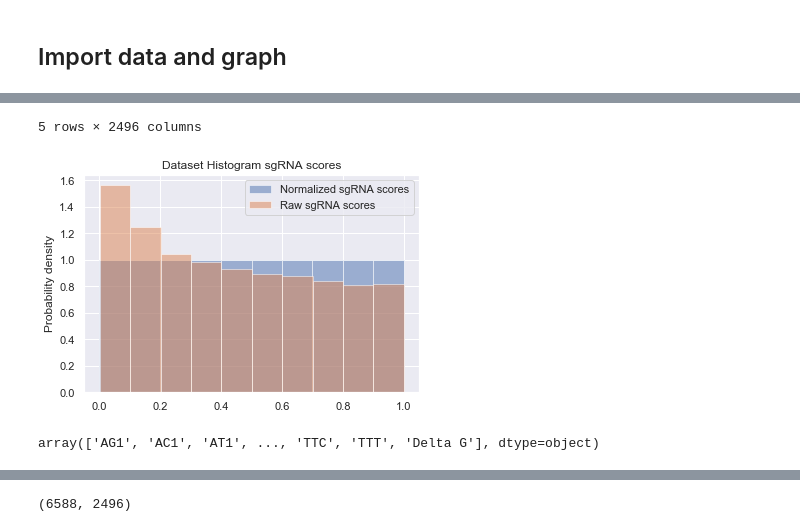
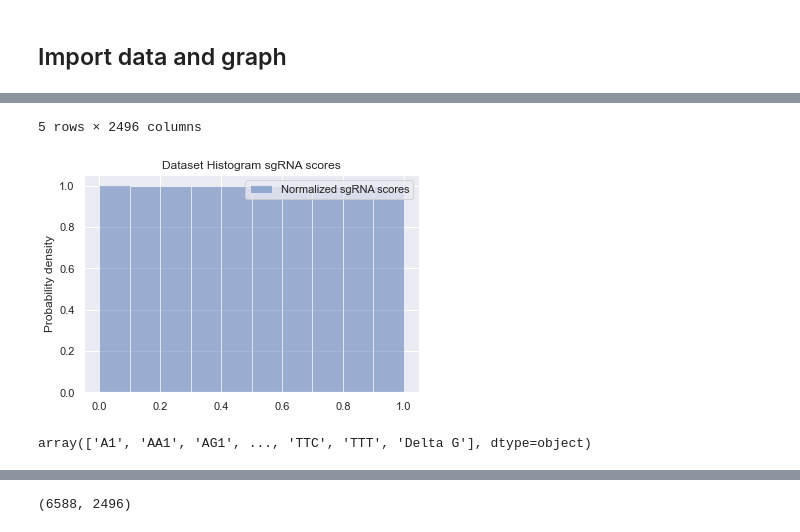
Before and after one commit to hayitsian/Gene-Editing-Guide-LM, a Jupyter notebook: Model.ipynb, the cells around one changed output, grey strips where cells are left out. Drawn from its saved outputs; the diff is of its cells as text; code cells hidden in the pictures.

Commit message:
visualization

```diff
--- a/Model.ipynb
+++ b/Model.ipynb
@@ -31,34 +31,28 @@ sns.set()
 # %%
 df = pd.read_csv("Doench_Fusi_V2_Featurized.csv")
 plt.hist(df["sgRNA Normalized"], alpha=0.5, density=True, label='Normalized sgRNA scores')
-plt.hist(df["sgRNA Score"], alpha=0.5, density=True, label='Raw sgRNA scores')
+# plt.hist(df["sgRNA Score"], alpha=0.5, density=True, label='Raw sgRNA scores')
 plt.ylabel('Probability density')
 plt.title("Dataset Histogram sgRNA scores")
 plt.legend()
 df.head()
 # %% [output]
 |  | Unnamed: 0 | Expanded Sequence | sgRNA Score | sgRNA Rank | sgRNA Normalized | A1 | AA1 | AG1 | ... |
 | 0 | 0 | GGCCGTAATGGCTTCCTCGTGAGTTGGTCC | 0.325738 | 2708.0 | 0.410978 | 0 | 0 | 0 | ... |
 | 1 | 1 | AGAAGCTCGTGCGAGTGATAGACCAGGAGA | 0.162559 | 1558.0 | 0.236425 | 1 | 0 | 1 | ... |
 | 2 | 2 | ATGGCACGGACGGTATATGGCAGGAGGTGG | 0.035653 | 360.0 | 0.054586 | 1 | 0 | 0 | ... |
 | 3 | 3 | TGGCTACTTCTGCGAGACACGGACAGGTCG | 0.311042 | 2602.0 | 0.394889 | 0 | 0 | 0 | ... |
 | 4 | 4 | ACTTCGGCCCACGCTACTACAGTTCGGGCT | 0.199951 | 1844.0 | 0.279835 | 1 | 0 | 0 | ... |
 5 rows × 2496 columns
-[figure, old version]
+[figure, new version]
 # %%
 features = df.columns.values
 y_feat = "sgRNA Normalized"
-features = np.delete(features,0)
-features = np.delete(features,0)
-features = np.delete(features,0)
-features = np.delete(features,0)
-features = np.delete(features,0)
-features = np.delete(features,0)
+features = np.delete(features, [0,1,2,3,4])
 x_feat = features
-x_feat = np.delete(x_feat, 0)
 x_feat
 # %% [output]
-array(['AG1', 'AC1', 'AT1', ..., 'TTC', 'TTT', 'Delta G'], dtype=object)
+array(['A1', 'AA1', 'AG1', ..., 'TTC', 'TTT', 'Delta G'], dtype=object)
 # %%
 y = df.loc[:,y_feat].values
 x = df[x_feat].values
```
Also changed, not shown: parts of 11 cells of this notebook, 8 other files.
